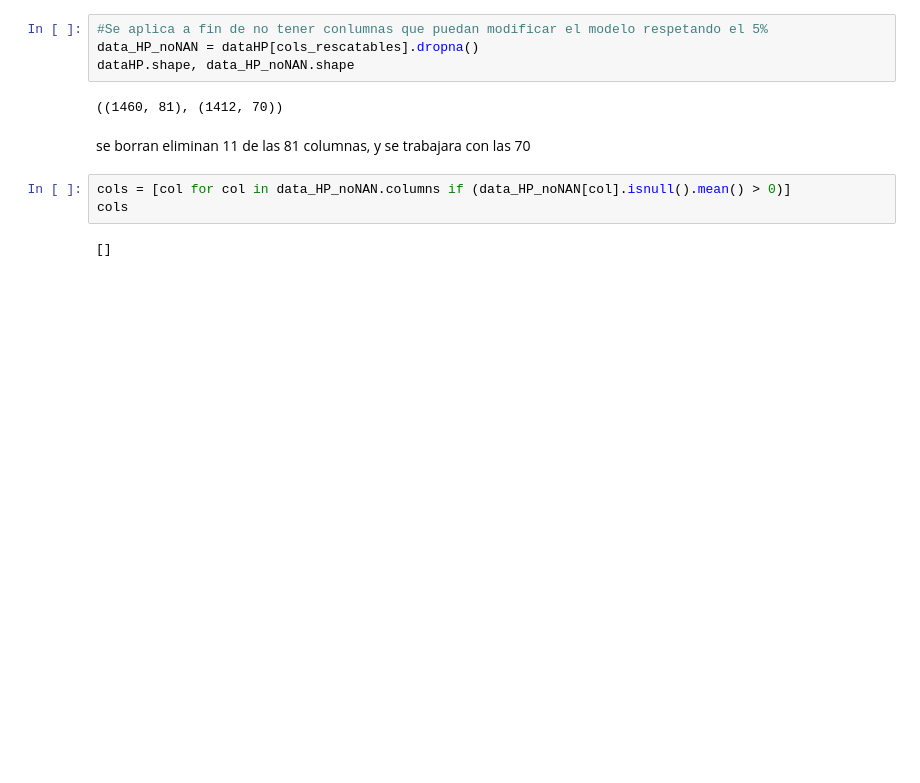
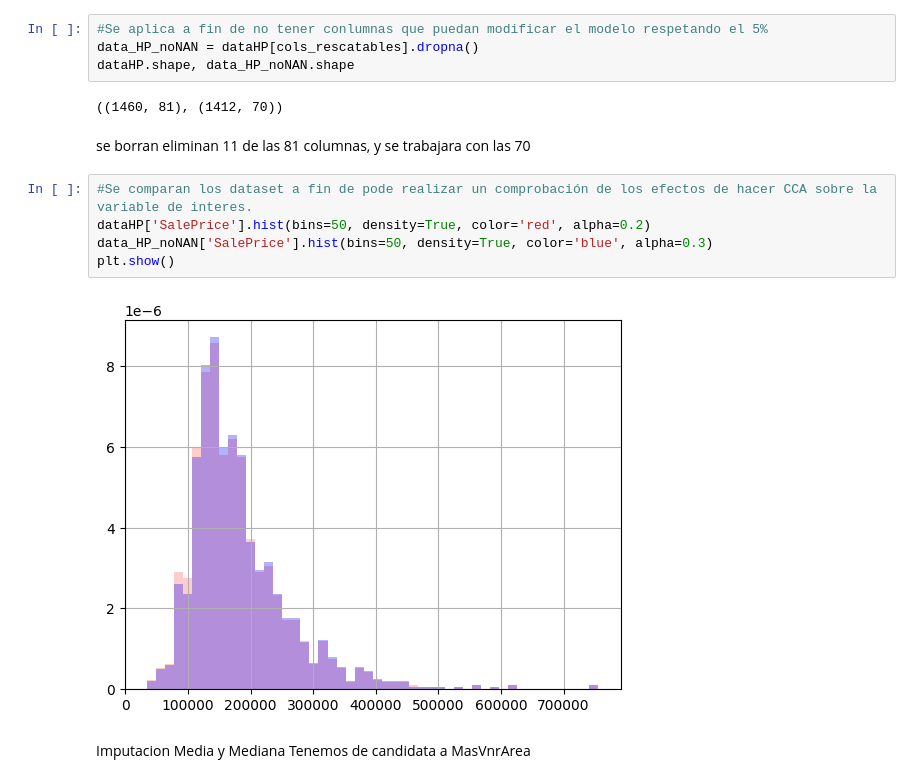
Before and after one commit to Marvin-Chavez/Statistical-Learning-I-Tarea1, a Jupyter notebook: Tarea1.ipynb, the cells around one changed output. Drawn from its saved outputs; the diff is of its cells as text; blank space fills up the shorter version.

```diff
--- a/Tarea1.ipynb
+++ b/Tarea1.ipynb
@@ -156,8 +156,13 @@ dataHP.shape, data_HP_noNAN.shape
 ((1460, 81), (1412, 70))
 # %% [markdown]
 se borran eliminan 11 de las 81 columnas, y se trabajara con las 70
-# %%
-cols = [col for col in data_HP_noNAN.columns if (data_HP_noNAN[col].isnull().mean() > 0)]
-cols
-# %% [output]
-[]
+# %%
+#Se comparan los dataset a fin de pode realizar un comprobación de los efectos de hacer CCA sobre la variable de interes.
+dataHP['SalePrice'].hist(bins=50, density=True, color='red', alpha=0.2)
+data_HP_noNAN['SalePrice'].hist(bins=50, density=True, color='blue', alpha=0.3)
+plt.show()
+# %% [output]
+[figure, added]
+# %% [markdown]
+Imputacion Media y Mediana
+Tenemos de candidata a MasVnrArea
```
Also changed, not shown: parts of 4 cells of this notebook.
